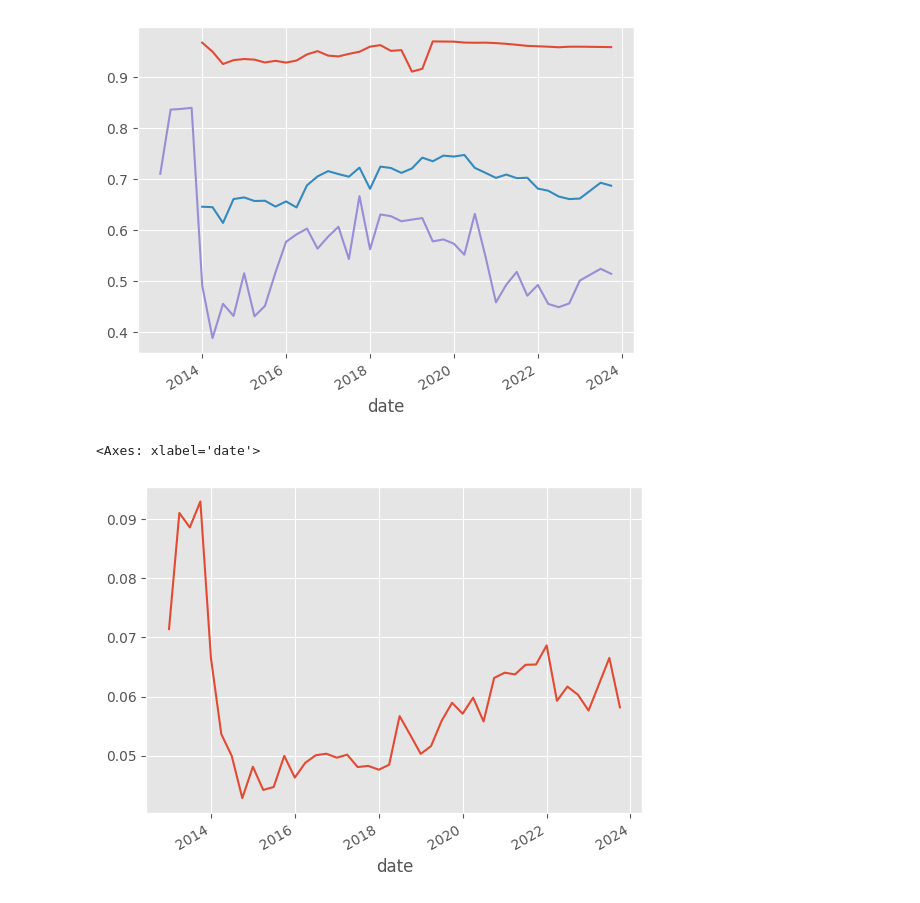
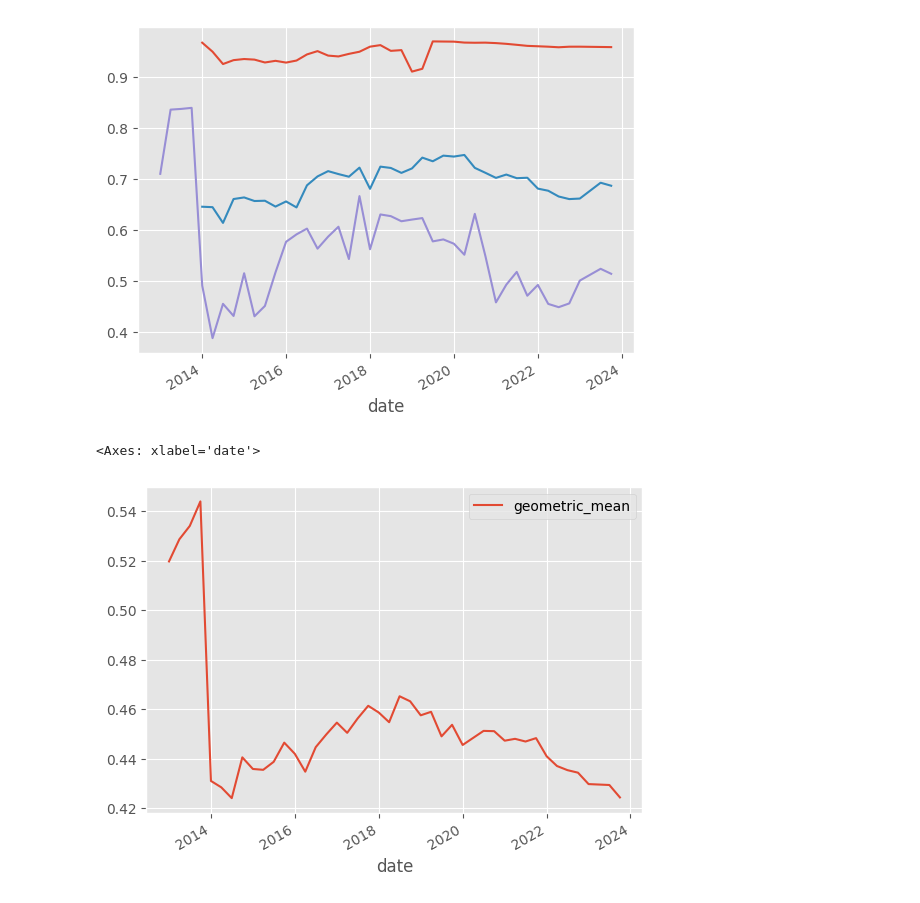
Before and after one commit to SergeevVladislav/hse_master_thesis, a Jupyter notebook: notebooks/index_creation.ipynb, the cells around one changed output. Saved outputs shown, nothing was run; the diff lists cells and outputs as text; code cells hidden in the pictures.

```diff
--- a/notebooks/index_creation.ipynb
+++ b/notebooks/index_creation.ipynb
@@ -389,9 +389,10 @@ df[df["region"].isin(["Самарская область"])]["geometric_mean"].p
 <Axes: xlabel='date'>
 [figure]
 # %%
+df.reset_index(drop=True)[["date", "geometric_mean"]].groupby("date").mean().plot()
 # %% [output]
 <Axes: xlabel='date'>
-[figure, old version]
+[figure, new version]
 # %%
 rename_dict = {
     'Астраханская область': 'Astrakhan region',
```
Also changed, not shown: parts of 3 cells of this notebook, 14 other files.
